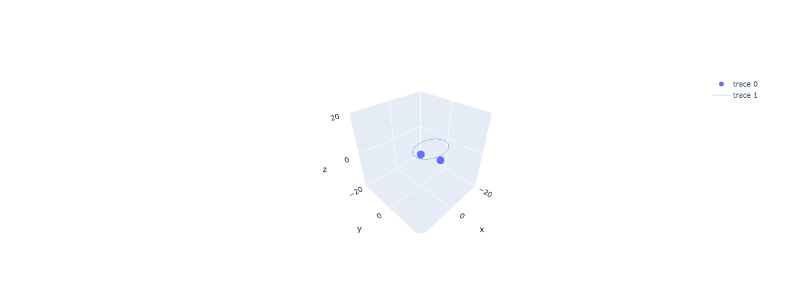
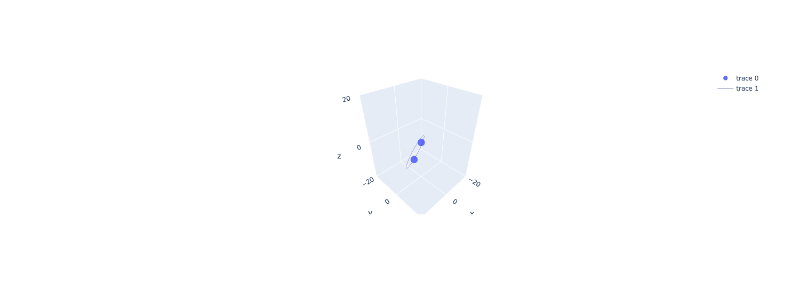
Before and after one commit to RomainEndelin/keplerian_orbits, a Jupyter notebook: jupyter/orbit.ipynb, the cells around one changed output. Drawn from its saved outputs; the diff is of its cells as text; code cells hidden in the pictures.

Commit message:
Compute true anomaly at t

```diff
--- a/jupyter/orbit.ipynb
+++ b/jupyter/orbit.ipynb
@@ -7,8 +8,9 @@ from sympy import cos, lambdify, sin, sqrt, symbols
 from sympy.abc import t
 from sympy.physics.vector import Point, ReferenceFrame
 # %%
-(eccentricity, semimajor_axis, true_anomaly) = symbols("e a ν", real=True)
+(eccentricity, semimajor_axis, true_anomaly_at_epoch) = symbols("e a ν", real=True)
 (inclination, longitude_ascending_node, argument_of_periapsis) = symbols("i Ω ω")
+period = symbols("P")
 # %%
 E = ReferenceFrame("E")  # Equatorial Frame
 O = ReferenceFrame("O")  # Orbital Frame
@@ -38,45 +88,48 @@ ellipse_point = lambdify(
 # %%
 primary_body = Point("A")
-center = primary_body.locatenew("C", -O.x * semimajor_axis * eccentricity)
-
-# E refers to the eccentric anomaly
-cos_E = (eccentricity + cos(true_anomaly)) / (1 + eccentricity * cos(true_anomaly))
-sin_E = (sqrt(1 - eccentricity ** 2) * sin(true_anomaly)) / (
+radius = (semimajor_axis * (1 - eccentricity ** 2)) / (
     1 + eccentricity * cos(true_anomaly)
 )
-radius = (semimajor_axis * (1 - eccentricity ** 2)) / (1 + eccentricity * cos(true_anomaly))
 
-secondary_body = center.locatenew(
-    "B", O.x * radius * cos_E + O.y * radius * sin_E
+secondary_body = primary_body.locatenew(
+    "B", O.x * radius * cos(true_anomaly) + O.y * radius * sin(true_anomaly),
 )
 # %%
 secondary_body_position = lambdify(
     (
         semimajor_axis,
         eccentricity,
-        true_anomaly,
+        true_anomaly_at_epoch,
         longitude_ascending_node,
         inclination,
         argument_of_periapsis,
+        period,
+        t,
+        compute_eccentric_anomaly,
     ),
     secondary_body.pos_from(primary_body).to_matrix(E).transpose().tolist()[0],
 )
 # %%
 semimajor_axis_val = 10
 eccentricity_val = 0.7
-true_anomaly_val = 2
-longitude_ascending_node_val = 0
-inclination_val = 0
-argument_of_periapsis_val = 0
+true_anomaly_at_epoch_val = 2
+longitude_ascending_node_val = 0.7
+inclination_val = 1
+argument_of_periapsis_val = 1.5
+period_val = 10
+t_val = 5
 
 primary = [0, 0, 0]
 secondary = secondary_body_position(
     semimajor_axis_val,
     eccentricity_val,
-    true_anomaly_val,
+    true_anomaly_at_epoch_val,
     longitude_ascending_node_val,
     inclination_val,
     argument_of_periapsis_val,
+    period_val,
+    t_val,
+    compute_eccentric_anomaly_fn,
 )
 x, y, z = zip(primary, secondary)
 trace_bodies = go.Scatter3d(x=x, y=y, z=z, mode="markers")
@@ -85,31 +138,31 @@ x_ellipse, y_ellipse, z_ellipse = np.transpose(
     [
         ellipse_point(
             semimajor_axis_val,
             eccentricity_val,
             longitude_ascending_node_val,
             inclination_val,
             argument_of_periapsis_val,
             t,
         )
         for t in np.linspace(0, 2 * np.pi, 500)
     ]
 )
 trace_orbit_ellipse = go.Scatter3d(
     x=x_ellipse,
     y=y_ellipse,
     z=z_ellipse,
     mode="lines",
     line=dict(color="darkblue", width=0.5),
 )
 
 fig = go.Figure(data=[trace_bodies, trace_orbit_ellipse])
 fig.update_layout(
     scene=dict(
         xaxis=dict(nticks=4, range=[-2 * semimajor_axis_val, 2 * semimajor_axis_val],),
         yaxis=dict(nticks=4, range=[-2 * semimajor_axis_val, 2 * semimajor_axis_val],),
         zaxis=dict(nticks=4, range=[-2 * semimajor_axis_val, 2 * semimajor_axis_val],),
     )
 )
 fig.show()
 # %% [output]
-[figure, old version]
+[figure, new version]
```
Also changed, not shown: parts of 4 cells of this notebook.
